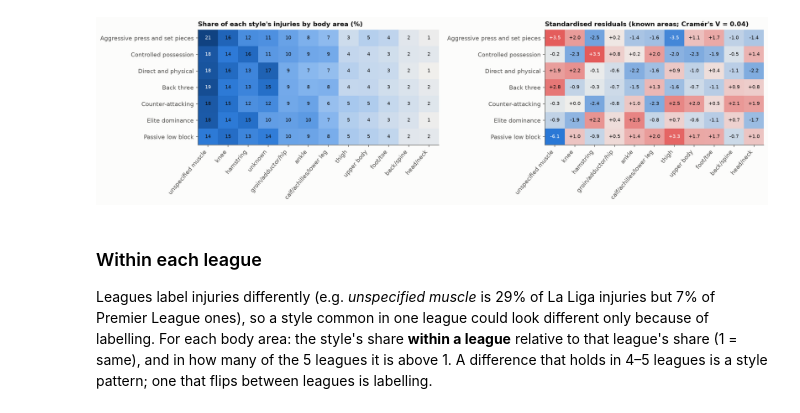
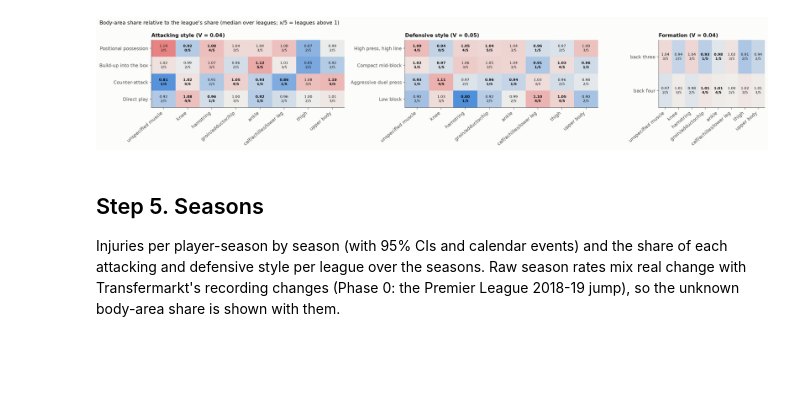
Before and after one commit to Mohammad99Shweiki/football-injuries, a Jupyter notebook: notebooks/05_injury_analysis.ipynb, the cells around one changed output. Cells and saved outputs as stored; diff of their text form; code cells hidden in the pictures; blank space fills up the shorter version.

```diff
--- a/notebooks/05_injury_analysis.ipynb
+++ b/notebooks/05_injury_analysis.ipynb
@@ -250,8 +263,13 @@ for days lost, with 95% CIs. An RR whose CI excludes 1 differs from the league a
 # %%
-STYLE_ORDER = (clusters.drop_duplicates("cluster").sort_values("cluster").cluster_name.tolist())
-by_style = summarise(ps, "cluster_name").loc[STYLE_ORDER]
-by_style_lap = summarise(ps.dropna(subset=["exp_inj_lap"]), "cluster_name", "_lap").loc[STYLE_ORDER]
-style_test = gof_test(ps, "cluster_name")
-print(f"observed vs expected across styles: chi² = {style_test[0]:.1f}, df = {style_test[1]}, p = {style_test[2]:.2g}")
-fmt(by_style)
+results = {name: summarise(ps[~ps.rare_style] if col == "style" else ps, col).loc[order] for name, (col, order) in GROUPINGS.items()}
+tests = {name: gof_test(ps[~ps.rare_style] if col == "style" else ps, col) for name, (col, order) in GROUPINGS.items()}
+for name, t in results.items():
+    print(f"\n{name}: observed vs expected chi² = {tests[name][0]:.1f}, df = {tests[name][1]}, p = {tests[name][2]:.2g}")
+    display(fmt(t)[COLS])
+grid = summarise(ps, ["attack_style", "defence_style"])
+grid_rr = grid["RR"].unstack().loc[ATTACK, DEFENCE]
+grid_n = grid["team-seasons"].unstack().loc[ATTACK, DEFENCE]
+grid_days = grid["days RR"].unstack().loc[ATTACK, DEFENCE]
+display(grid_rr.round(2))
+grid_days.round(2)
 # %% [output]
@@ -331,26 +467,26 @@ chi² = 244.0, df = 60, p = 4.9e-24, Cramér's V = 0.044
 # %%
-fig, axes = plt.subplots(1, 2, figsize=(16, 4.6), gridspec_kw={"width_ratios": [1.1, 1]})
-im = axes[0].imshow(100 * area_share.to_numpy(), cmap=SEQUENTIAL, aspect="auto")
-axes[0].set_title("Share of each style's injuries by body area (%)", loc="left")
-axes[1].imshow(residuals.to_numpy(), cmap=DIVERGING, vmin=-4, vmax=4, aspect="auto")
-axes[1].set_title(f"Standardised residuals (known areas; Cramér's V = {cramers_v:.2f})", loc="left")
-for ax, data, fmtv in [(axes[0], 100 * area_share, "{:.0f}"), (axes[1], residuals, "{:+.1f}")]:
-    ax.set_xticks(range(data.shape[1]), data.columns, rotation=50, ha="right")
-    ax.set_yticks(range(data.shape[0]), data.index)
+fig, axes = plt.subplots(1, 3, figsize=(20, 4), gridspec_kw={"width_ratios": [1, 1, 0.55]})
+for ax, name in zip(axes, ["attacking style", "defensive style", "formation"]):
+    med, above = body[name]["median"], body[name]["above"]
+    vals = med.to_numpy(dtype=float)
+    ax.imshow(np.log2(vals), cmap=DIVERGING, vmin=-0.4, vmax=0.4, aspect="auto")
+    ax.set_xticks(range(len(AREAS)), AREAS, rotation=40, ha="right")
+    ax.set_yticks(range(len(med)), med.index)
     ax.grid(False)
-    vals = data.to_numpy()
     for (i, j), v in np.ndenumerate(vals):
-        dark = (v > 18) if ax is axes[0] else abs(v) > 3
-        ax.text(j, i, fmtv.format(v), ha="center", va="center", fontsize=8, color="white" if dark else INK)
+        k = above.to_numpy()[i, j]
+        strong = k >= 4 or k <= 1
+        ax.text(j, i, f"{v:.2f}\n{k}/5", ha="center", va="center", fontsize=7.5, color=INK, fontweight="bold" if strong else "normal")
+    ax.set_title(f"{name.capitalize()} (V = {body[name]['V']:.2f})", loc="left")
+fig.suptitle("Body-area share relative to the league's share (median over leagues; x/5 = leagues above 1)", x=0.01, ha="left", fontsize=11)
 fig.tight_layout()
 area_fig = save(fig, "05_body_areas_by_style.png")
 # %% [output]
-[figure, old version]
+[figure, new version]
 # %% [markdown]
-### Within each league
+## Step 5. Seasons
 
-Leagues label injuries differently (e.g. *unspecified muscle* is 29% of La Liga injuries but 7% of Premier League
-ones), so a style common in one league could look different only because of labelling. For each body area: the
-style's share **within a league** relative to that league's share (1 = same), and in how many of the 5 leagues it is
-above 1. A difference that holds in 4–5 leagues is a style pattern; one that flips between leagues is labelling.
+Injuries per player-season by season (with 95% CIs and calendar events) and the share of each attacking and
+defensive style per league over the seasons. Raw season rates mix real change with Transfermarkt's recording changes
+(Phase 0: the Premier League 2018-19 jump), so the unknown body-area share is shown with them.
 # %%
```
Also changed, not shown: parts of 61 cells of this notebook, 28 other files.
